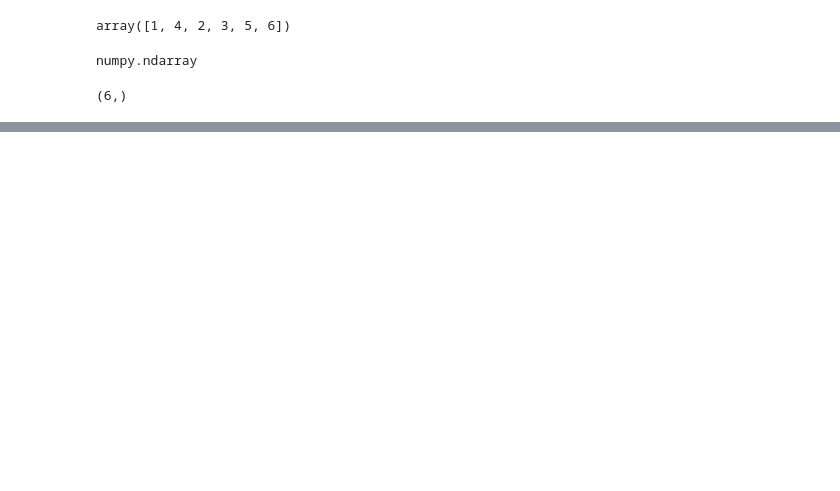
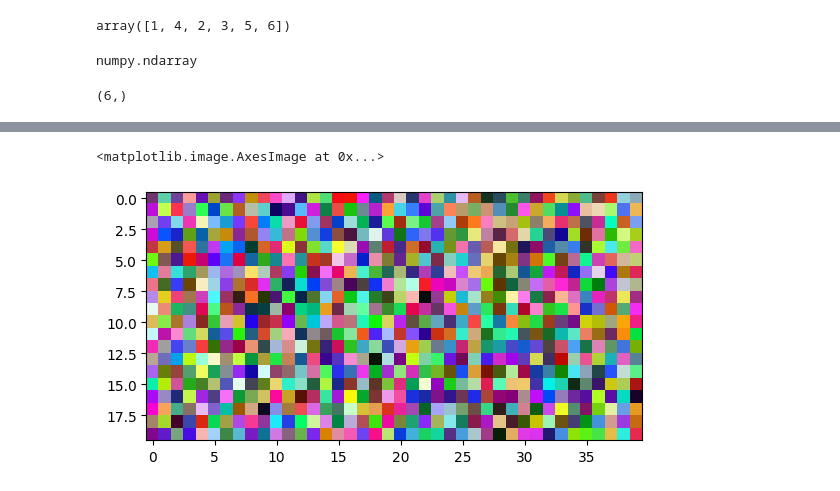
Before and after one commit to lqklqk/python-data-analysis, a Jupyter notebook: 千锋/numpy/02_Numpy.ipynb, the cells around one changed output, grey strips where cells are left out. Saved outputs shown, nothing was run; the diff lists cells and outputs as text; code cells hidden in the pictures; blank space fills up the shorter version.

```diff
--- a/千锋/numpy/02_Numpy.ipynb
+++ b/千锋/numpy/02_Numpy.ipynb
@@ -88,0 +298,4 @@ n.shape
+# %%
+# 随机取多维数组: 三维
+n14 = np.random.randint(0, 256, size=(20,40,3))
+display(n14, type(n14))
@@ -88,0 +321,5 @@ n.shape
+# %%
+plt.imshow(n14)  # 显示图片
+# %% [output]
+<matplotlib.image.AxesImage at 0x...>
+[figure, added]
```
Also changed, not shown: parts of 49 cells of this notebook.
